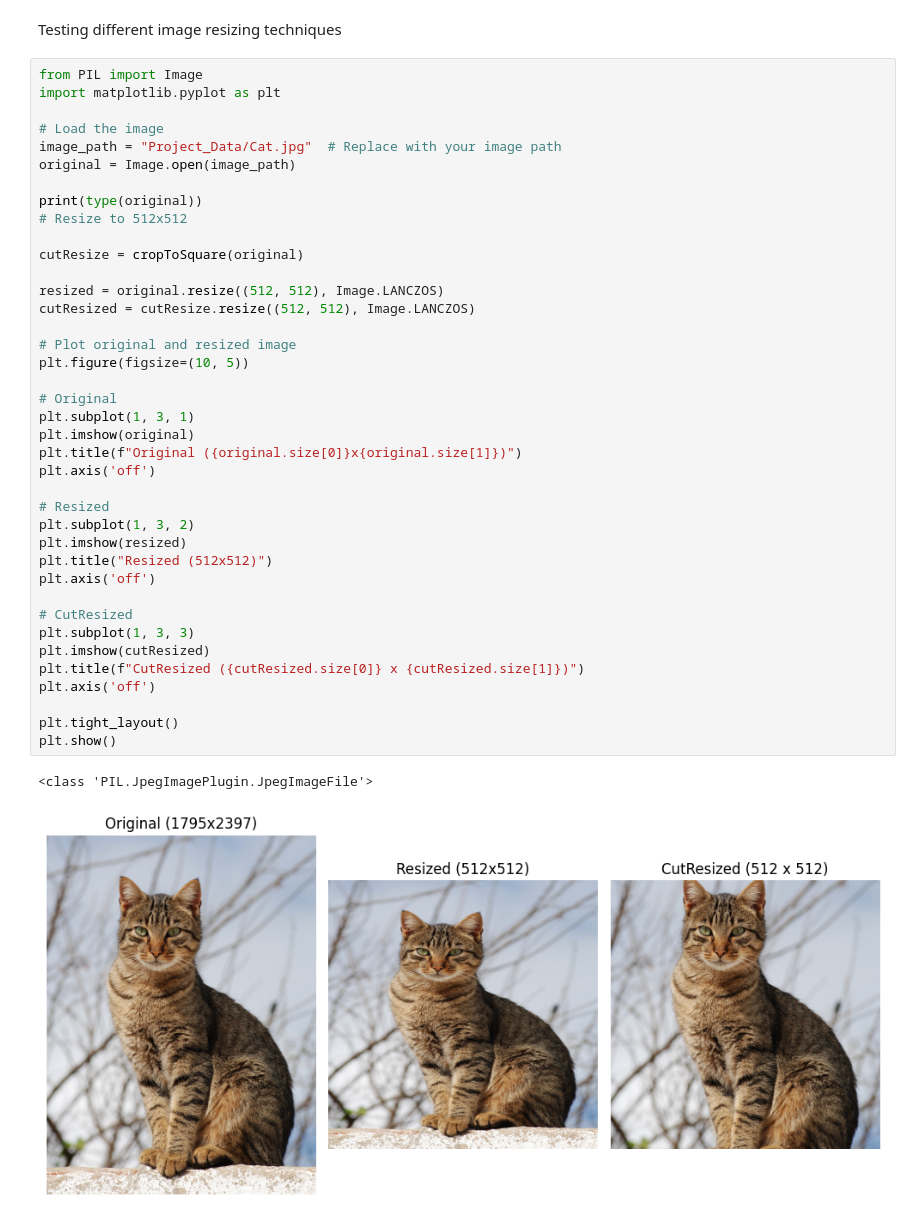
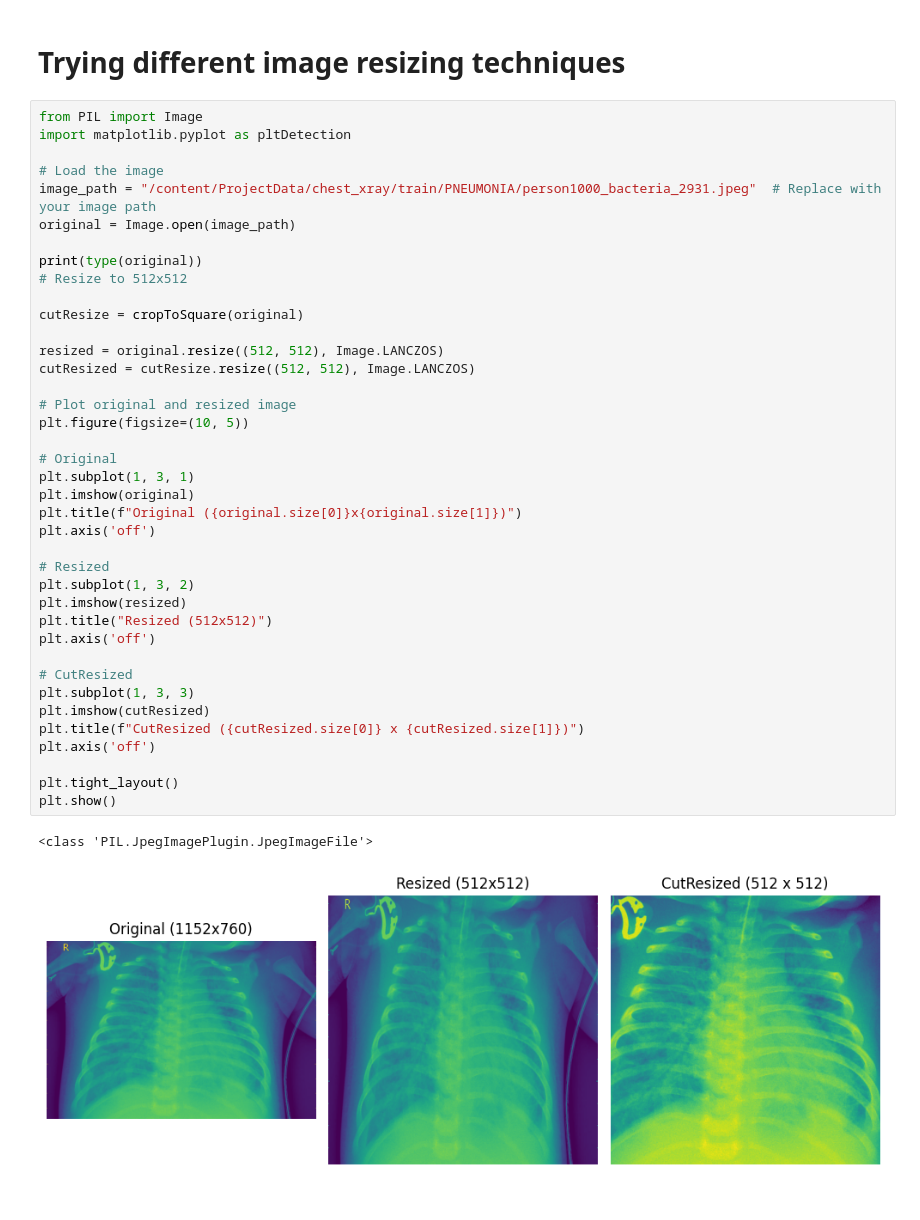
Before and after one commit to 01olssonalfred/Pneumonia-Detection, a Jupyter notebook: Project.ipynb, the cells around one changed output. Saved outputs shown, nothing was run; the diff lists cells and outputs as text.

```diff
--- a/Project.ipynb
+++ b/Project.ipynb
@@ -353,15 +801,11 @@ Epoch [10/10], Accuracy: 0.6424, F1-Score: 0.6448, Train Loss: 0.0908, Validatio
 # %% [markdown]
-
-
-
-
-Testing different image resizing techniques
+# Trying different image resizing techniques
 # %%
 from PIL import Image
-import matplotlib.pyplot as plt
+import matplotlib.pyplot as pltDetection
 
 # Load the image
-image_path = "Project_Data/Cat.jpg"  # Replace with your image path
+image_path = "/content/ProjectData/chest_xray/train/PNEUMONIA/person1000_bacteria_2931.jpeg"  # Replace with your image path
 original = Image.open(image_path)
 
 print(type(original))
@@ -370,31 +814,31 @@ print(type(original))
 cutResize = cropToSquare(original)
 
 resized = original.resize((512, 512), Image.LANCZOS)
 cutResized = cutResize.resize((512, 512), Image.LANCZOS)
 
 # Plot original and resized image
 plt.figure(figsize=(10, 5))
 
 # Original
 plt.subplot(1, 3, 1)
 plt.imshow(original)
 plt.title(f"Original ({original.size[0]}x{original.size[1]})")
 plt.axis('off')
 
 # Resized
 plt.subplot(1, 3, 2)
 plt.imshow(resized)
 plt.title("Resized (512x512)")
 plt.axis('off')
 
 # CutResized
 plt.subplot(1, 3, 3)
 plt.imshow(cutResized)
 plt.title(f"CutResized ({cutResized.size[0]} x {cutResized.size[1]})")
 plt.axis('off')
 
 plt.tight_layout()
 plt.show()
 # %% [output]
 <class 'PIL.JpegImagePlugin.JpegImageFile'>
-[figure, old version]
+[figure, new version]
```
Also changed, not shown: parts of 36 cells of this notebook.
